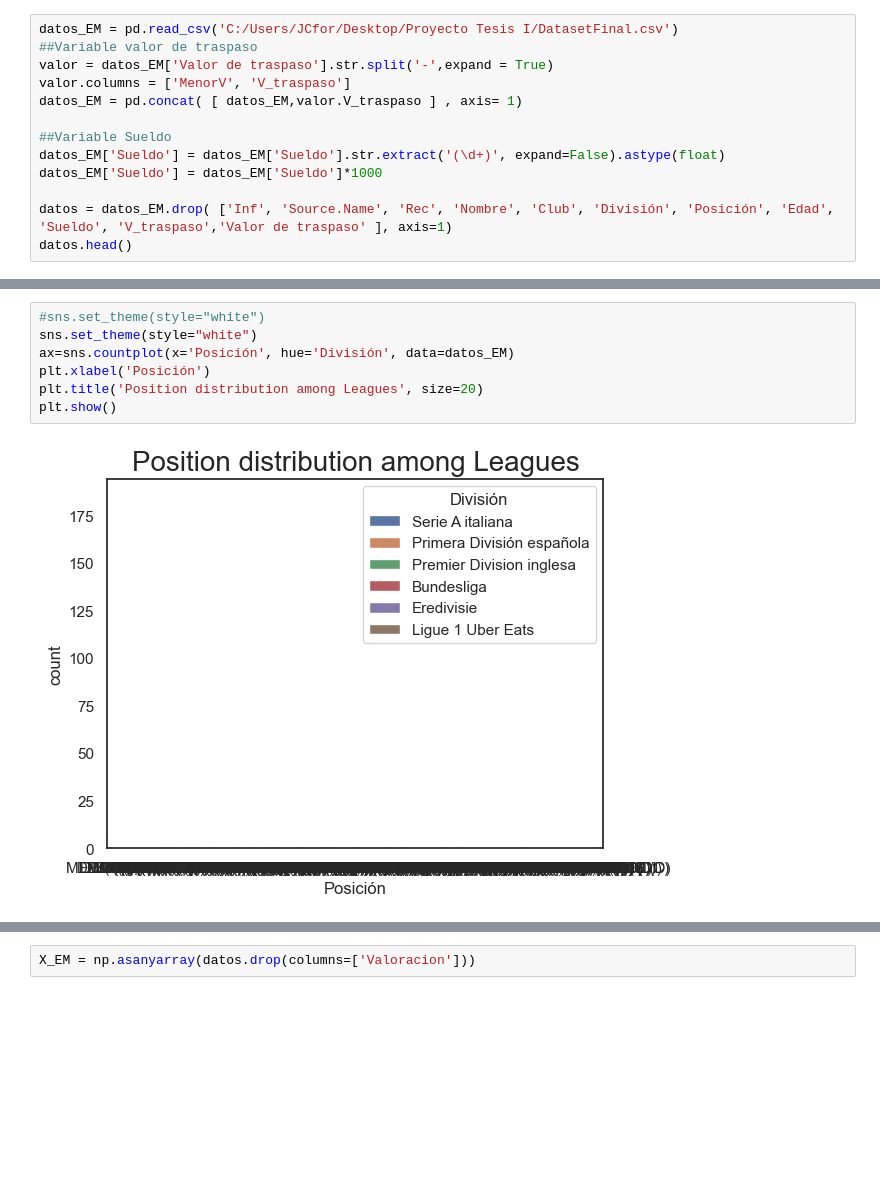
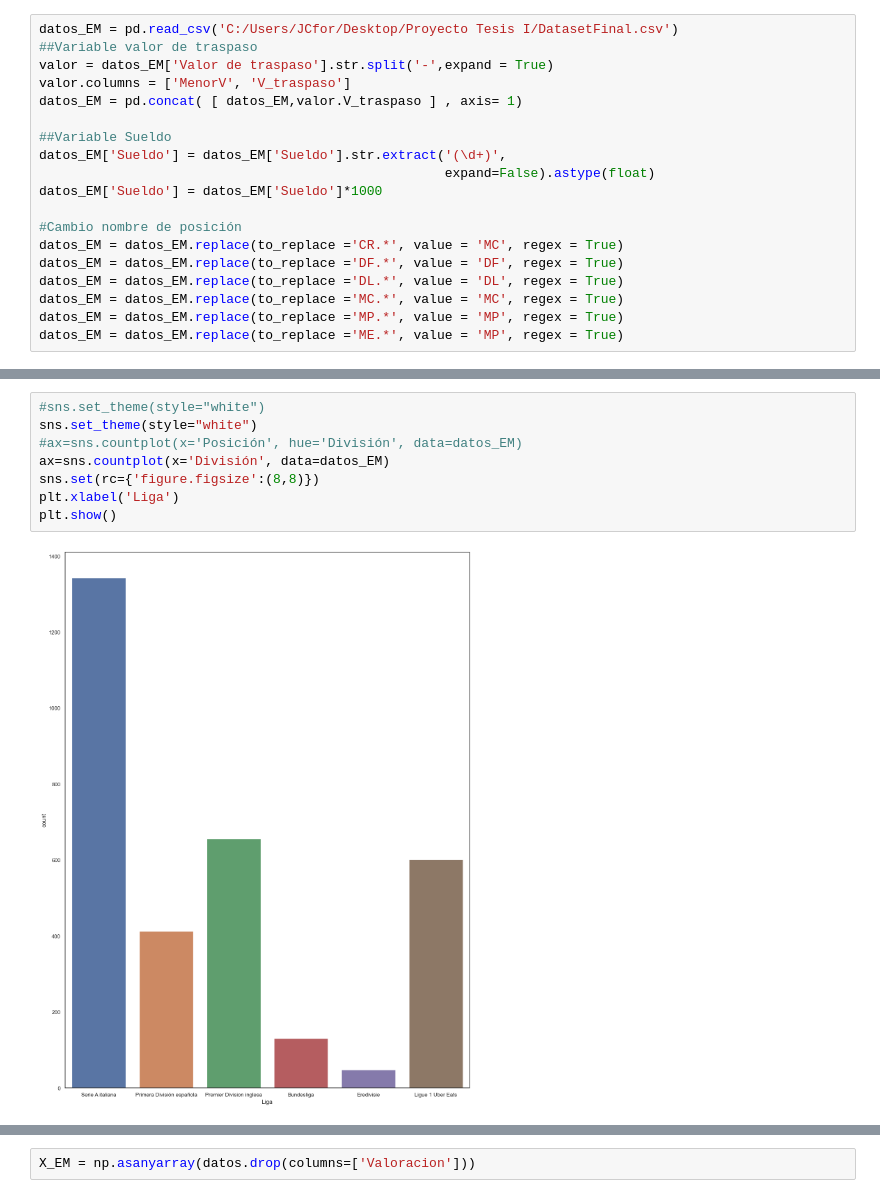
Before and after one commit to piero0090/Tesis-Sem-I, a Jupyter notebook: EM/Prueba1.ipynb, the cells around one changed output, grey strips where cells are left out. Saved outputs shown, nothing was run; the diff lists cells and outputs as text; blank space fills up the shorter version.

```diff
--- a/EM/Prueba1.ipynb
+++ b/EM/Prueba1.ipynb
@@ -20,8 +21,14 @@ valor.columns = ['MenorV', 'V_traspaso']
 datos_EM = pd.concat( [ datos_EM,valor.V_traspaso ] , axis= 1)
 
 ##Variable Sueldo
-datos_EM['Sueldo'] = datos_EM['Sueldo'].str.extract('(\d+)', expand=False).astype(float)
+datos_EM['Sueldo'] = datos_EM['Sueldo'].str.extract('(\d+)',
+                                                    expand=False).astype(float)
 datos_EM['Sueldo'] = datos_EM['Sueldo']*1000
 
-datos = datos_EM.drop( ['Inf', 'Source.Name', 'Rec', 'Nombre', 'Club', 'División', 'Posición', 'Edad', 'Sueldo', 'V_traspaso','Valor de traspaso' ], axis=1)
-datos.head()
+#Cambio nombre de posición
+datos_EM = datos_EM.replace(to_replace ='CR.*', value = 'MC', regex = True)
+datos_EM = datos_EM.replace(to_replace ='DF.*', value = 'DF', regex = True)
+datos_EM = datos_EM.replace(to_replace ='DL.*', value = 'DL', regex = True)
+datos_EM = datos_EM.replace(to_replace ='MC.*', value = 'MC', regex = True)
+datos_EM = datos_EM.replace(to_replace ='MP.*', value = 'MP', regex = True)
+datos_EM = datos_EM.replace(to_replace ='ME.*', value = 'MP', regex = True)
@@ -51,9 +44,10 @@ Name: Posición, Length: 158, dtype: int64
 # %%
 #sns.set_theme(style="white")
 sns.set_theme(style="white")
-ax=sns.countplot(x='Posición', hue='División', data=datos_EM)
-plt.xlabel('Posición')
-plt.title('Position distribution among Leagues', size=20)
+#ax=sns.countplot(x='Posición', hue='División', data=datos_EM)
+ax=sns.countplot(x='División', data=datos_EM)
+sns.set(rc={'figure.figsize':(8,8)})
+plt.xlabel('Liga')
 plt.show()
 # %% [output]
-[figure, old version]
+[figure, new version]
```
Also changed, not shown: parts of 10 cells of this notebook.
